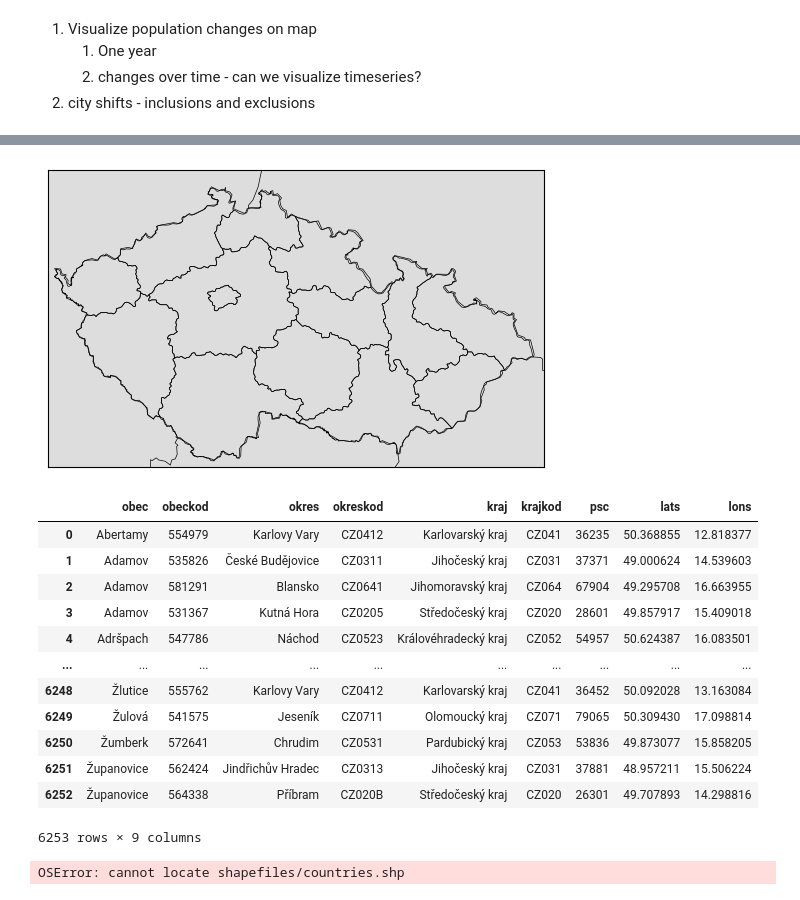
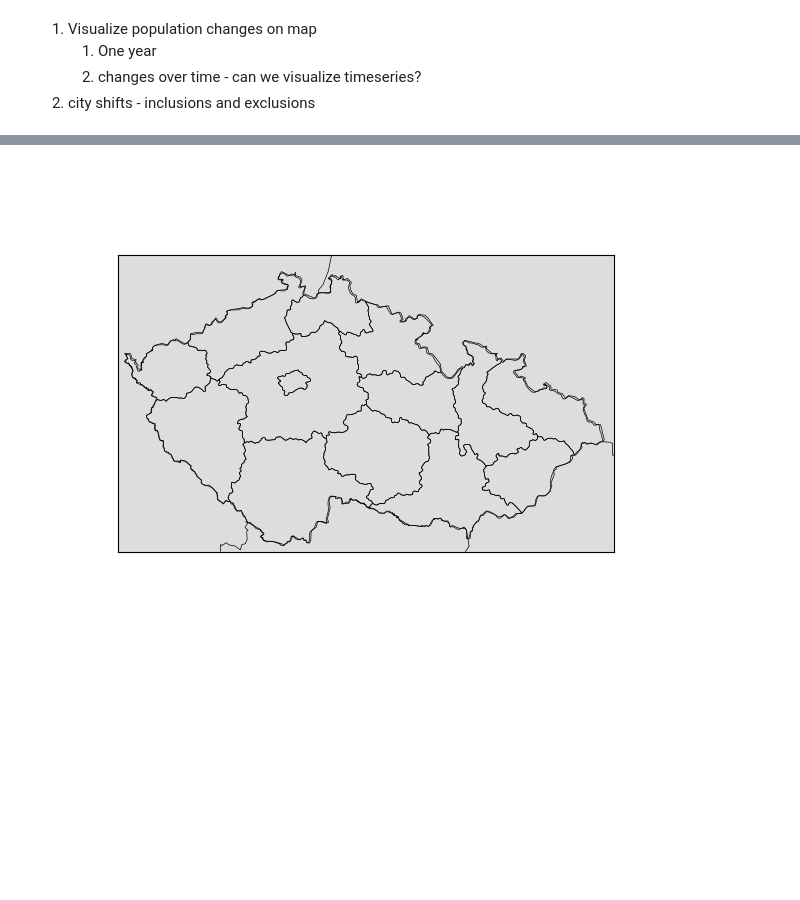
Before and after one commit to michael-sevcik/data-science, a Jupyter notebook: population_changes.ipynb, the cells around one changed output, grey strips where cells are left out. Cells and saved outputs as stored; diff of their text form; code cells hidden in the pictures; blank space fills up the shorter version.

```diff
--- a/population_changes.ipynb
+++ b/population_changes.ipynb
@@ -60,37 +63,21 @@ data2020
 # %%
+from matplotlib.axes import Axes
+from matplotlib.figure import Figure
 from mpl_toolkits.basemap import Basemap
-# import matplotlib.pyplot as plt
 
-ll_lon, ur_lon, ll_lat, ur_lat = 0, 0, 0, 0
-m = Basemap(projection='merc',llcrnrlat=48.5,urcrnrlat=51.2,
+def create_CZ_map() -> tuple[Basemap, Axes, Figure]:
+    fig, ax = plt.subplots()
+    m = Basemap(ax=ax, projection='merc',llcrnrlat=48.5,urcrnrlat=51.2,
             llcrnrlon=12,urcrnrlon=19,lat_ts=20,resolution='i')
 
-# lats = towns_qps['sirka']
-# lons = towns_qps['delka']
-m.drawcountries(linewidth=0.5)
-m.fillcontinents(color='#dddddd', lake_color='#0000ff')
-m.readshapefile('shapefiles/cz', 'cz', drawbounds=True)
-# x, y = m(lons, lats)
-# plt.plot(x, y, 'bo', color='r', markersize=5)
+    m.drawcountries(linewidth=0.5)
+    m.fillcontinents(color='#dddddd', lake_color='#0000ff')
+    m.readshapefile('shapefiles/cz', 'cz', drawbounds=True)
 
-plt.show()
-towns_qps
+    return m, ax, fig
-# %% [output]
-[figure, removed]
-|  | obec | obeckod | okres | okreskod | kraj | krajkod | psc | lats | lons |
-| 0 | Abertamy | 554979 | Karlovy Vary | CZ0412 | Karlovarský kraj | CZ041 | 36235 | 50.368855 | 12.818377 |
-| 1 | Adamov | 535826 | České Budějovice | CZ0311 | Jihočeský kraj | CZ031 | 37371 | 49.000624 | 14.539603 |
-| 2 | Adamov | 581291 | Blansko | CZ0641 | Jihomoravský kraj | CZ064 | 67904 | 49.295708 | 16.663955 |
-| 3 | Adamov | 531367 | Kutná Hora | CZ0205 | Středočeský kraj | CZ020 | 28601 | 49.857917 | 15.409018 |
-| 4 | Adršpach | 547786 | Náchod | CZ0523 | Královéhradecký kraj | CZ052 | 54957 | 50.624387 | 16.083501 |
-| ... | ... | ... | ... | ... | ... | ... | ... | ... | ... |
-| 6248 | Žlutice | 555762 | Karlovy Vary | CZ0412 | Karlovarský kraj | CZ041 | 36452 | 50.092028 | 13.163084 |
-| 6249 | Žulová | 541575 | Jeseník | CZ0711 | Olomoucký kraj | CZ071 | 79065 | 50.309430 | 17.098814 |
-| 6250 | Žumberk | 572641 | Chrudim | CZ0531 | Pardubický kraj | CZ053 | 53836 | 49.873077 | 15.858205 |
-| 6251 | Županovice | 562424 | Jindřichův Hradec | CZ0313 | Jihočeský kraj | CZ031 | 37881 | 48.957211 | 15.506224 |
-| 6252 | Županovice | 564338 | Příbram | CZ020B | Středočeský kraj | CZ020 | 26301 | 49.707893 | 14.298816 |
-6253 rows × 9 columns
-# %%
-shp_info = m.readshapefile('shapefiles/countries', 'countries', drawbounds=True)
-# %% [output]
-OSError: cannot locate shapefiles/countries.shp
+# %%
+# import matplotlib.pyplot as plt
+
+m, ax, fig2 = create_CZ_map()
+# %% [output]
+[figure, added]
```
Also changed, not shown: parts of 9 cells of this notebook, 1 other file.
